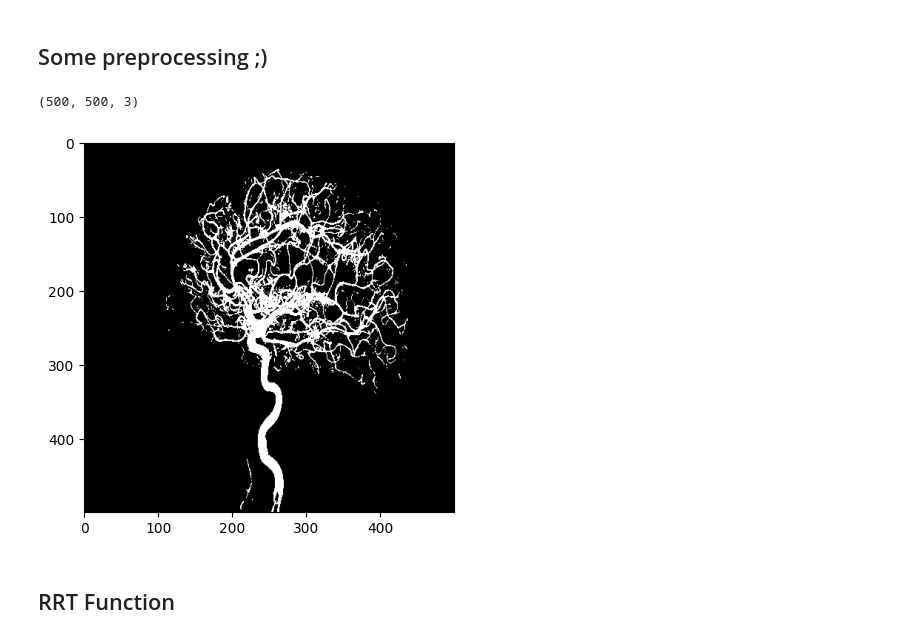
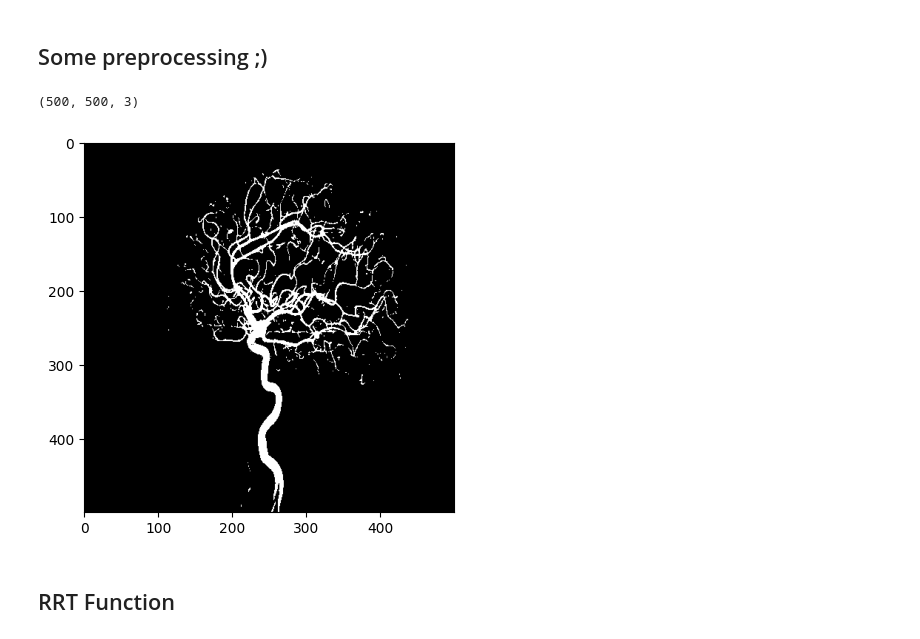
Before and after one commit to joeFPV99/MIPGN, a Jupyter notebook: PythonBasicsNotebookPt1/Path planning/3.2_RRT_todo.ipynb, the cells around one changed output. Saved outputs shown, nothing was run; the diff lists cells and outputs as text; code cells hidden in the pictures.

```diff
--- a/PythonBasicsNotebookPt1/Path planning/3.2_RRT_todo.ipynb
+++ b/PythonBasicsNotebookPt1/Path planning/3.2_RRT_todo.ipynb
@@ -10,7 +10,7 @@ from random import randint
 ## Upload the image angiography.jpg
 # %%
 # Load the image “angiography.jpg”
-cdata = cv2.imread('Angiography.jpg')
+cdata = cv2.imread('angiography.jpg')
 plt.imshow(cdata)
 print(cdata.shape)
 # %% [output]
@@ -21,24 +21,24 @@ print(cdata.shape)
 # %%
 # Resize it to a resolution equal to 500x500.
 desired_resolution = (500,500) #touple with dimensions
 resized_image = cv2.resize(cdata, desired_resolution)
 print(resized_image.shape)
 
 # Convert the image into a grayscale image
 I = cv2.cvtColor(resized_image, cv2.COLOR_BGRA2GRAY)
 
 # Binarize the image
-_, BW = cv2.threshold(I, 0.62*255, 1, cv2.THRESH_BINARY)
+_, BW = cv2.threshold(I, 140, 255, cv2.THRESH_BINARY)
 
 # Invert binary image
 BW2 = cv2.bitwise_not(BW)
 
 #Show the image
 plt.imshow(BW2, cmap='gray')
 plt.show()
 # %% [output]
 (500, 500, 3)
-[figure, old version]
+[figure, new version]
 # %% [markdown]
 ## RRT Function
 # %%
```
Also changed, not shown: parts of 2 cells of this notebook, 1 other file.
